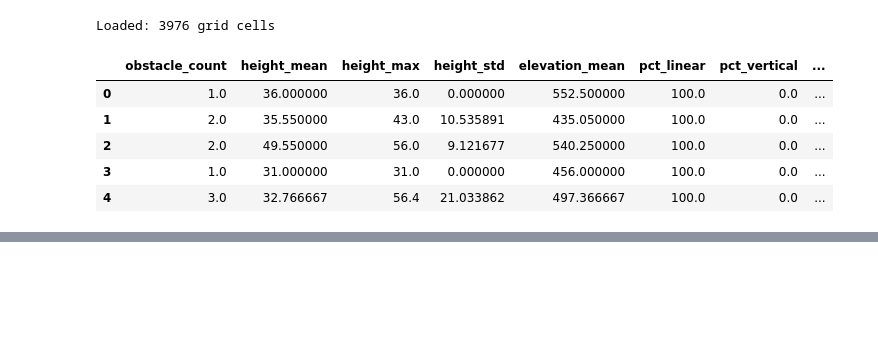
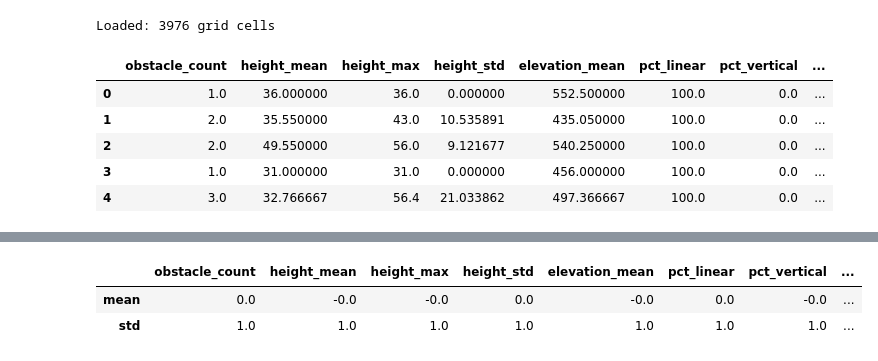
Before and after one commit to maybebool/swiss-airspace-obstacle-profiling, a Jupyter notebook: notebooks/Cluster_Evaluation.ipynb, the cells around one changed output, grey strips where cells are left out. Cells and saved outputs as stored; diff of their text form; code cells hidden in the pictures; blank space fills up the shorter version.

```diff
--- a/notebooks/Cluster_Evaluation.ipynb
+++ b/notebooks/Cluster_Evaluation.ipynb
@@ -39,0 +44,10 @@ Loaded: 3976 grid cells
+# %%
+scaler = StandardScaler()
+X_scaled = scaler.fit_transform(X)
+
+# Verify: mean ≈ 0, std ≈ 1
+pd.DataFrame(X_scaled, columns=feature_cols).describe().round(2).loc[['mean', 'std']]
+# %% [output]
+|  | obstacle_count | height_mean | height_max | height_std | elevation_mean | pct_linear | pct_vertical | ... |
+| mean | 0.0 | -0.0 | -0.0 | 0.0 | -0.0 | 0.0 | -0.0 | ... |
+| std | 1.0 | 1.0 | 1.0 | 1.0 | 1.0 | 1.0 | 1.0 | ... |
```
Also changed, not shown: parts of 6 cells of this notebook.
